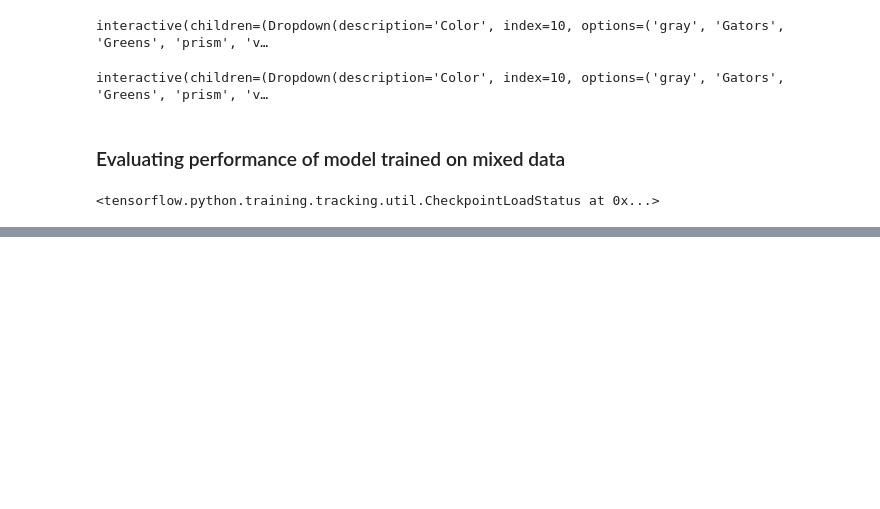
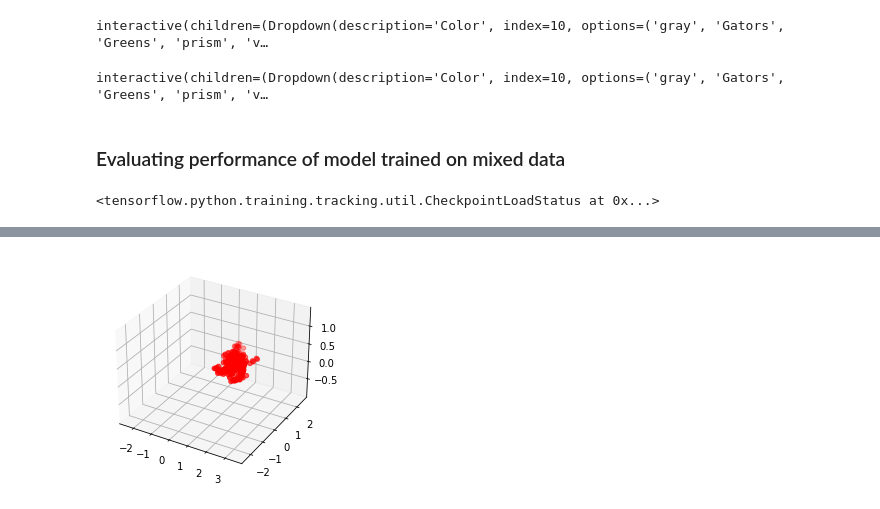
Before and after one commit to michaelrstadler/rpb1, a Jupyter notebook: bin/notebooks/20220309-realdata-siamese.ipynb, the cells around one changed output, grey strips where cells are left out. Cells and saved outputs as stored; diff of their text form; code cells hidden in the pictures; blank space fills up the shorter version.

```diff
--- a/bin/notebooks/20220309-realdata-siamese.ipynb
+++ b/bin/notebooks/20220309-realdata-siamese.ipynb
@@ -292,0 +306,4 @@ e_h2b = ev.embed_images('/Users/michaelstadler/Bioinformatics/Projects/rpb1/data
+# %%
+pca3d(e_real, e_zld, 0)
+# %% [output]
+[figure, added]
```
Also changed, not shown: parts of 28 cells of this notebook, 4 other files.
